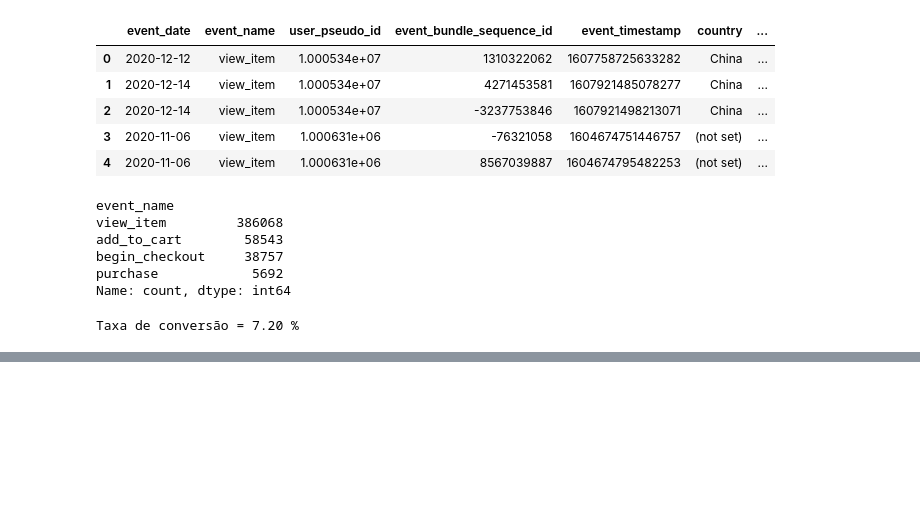
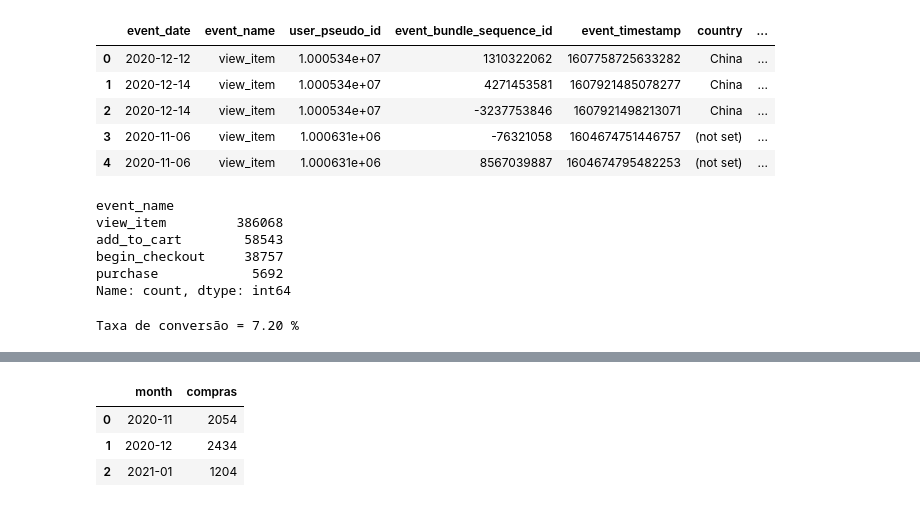
Before and after one commit to Ribeiro-Pedro/segmentacao_remarketing, a Jupyter notebook: ecommerce_dashboard/notebooks/eda_ga4_ecommerce.ipynb, the cells around one changed output, grey strips where cells are left out. Saved outputs shown, nothing was run; the diff lists cells and outputs as text; code cells hidden in the pictures; blank space fills up the shorter version.

```diff
--- a/ecommerce_dashboard/notebooks/eda_ga4_ecommerce.ipynb
+++ b/ecommerce_dashboard/notebooks/eda_ga4_ecommerce.ipynb
@@ -128,8 +128,6 @@ print(f'Taxa de conversão = {tx_conversao:.2f} %')
 # %% [output]
 Taxa de conversão = 7.20 %
 # %%
-df['month'] = df['event_date'].dt.to_period('M')
+df['month'] = df['event_date'].dt.to_period('M').astype(str)
 compras = df[df['event_name'] == 'purchase']
-compras_por_mes = compras.groupby(['user_pseudo_id', 'month']).size().reset_index(name='compras')
-
-compras_por_mes.groupby('month')['compras'].sum().plot(kind='bar')
+compras_por_mes = compras.groupby(['month']).size().reset_index(name='compras')
@@ -138,0 +134,7 @@ compras_por_mes.groupby('month')['compras'].sum().plot(kind='bar')
+# %%
+compras_por_mes
+# %% [output]
+|  | month | compras |
+| 0 | 2020-11 | 2054 |
+| 1 | 2020-12 | 2434 |
+| 2 | 2021-01 | 1204 |
```
Also changed, not shown: parts of 3 cells of this notebook, 4 other files.
